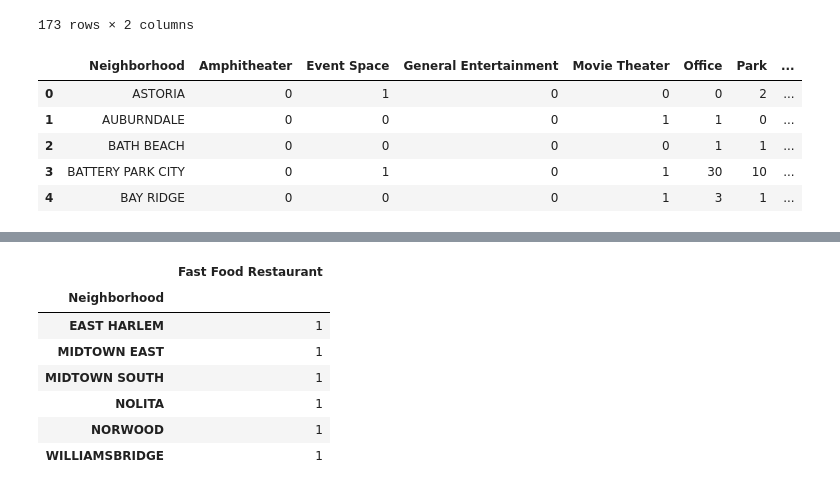
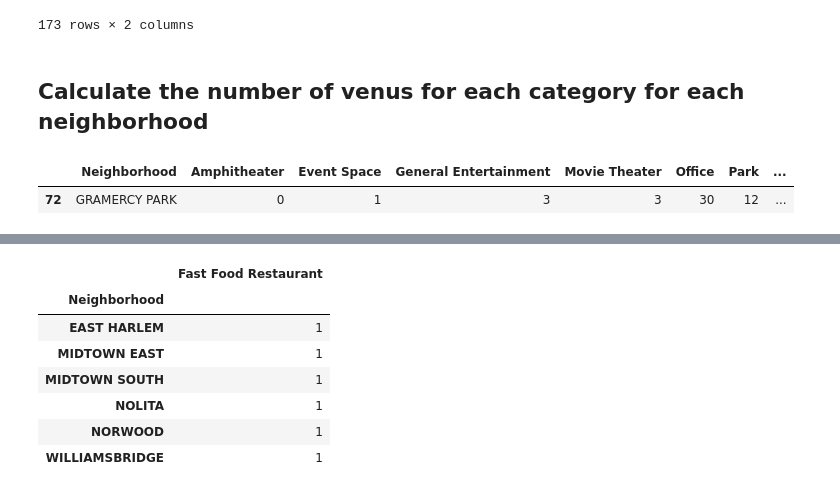
Before and after one commit to catkeeper1/Coursera_Capstone, a Jupyter notebook: capstone_final_assignment1.ipynb, the cells around one changed output, grey strips where cells are left out. Cells and saved outputs as stored; diff of their text form; code cells hidden in the pictures.

```diff
--- a/capstone_final_assignment1.ipynb
+++ b/capstone_final_assignment1.ipynb
@@ -232,18 +257,18 @@ df_groupby
 | 171 | WOODSIDE | 16 |
 | 172 | WOODSTOCK | 5 |
 173 rows × 2 columns
+# %% [markdown]
+## Calculate the number of venus for each category for each neighborhood
 # %%
 # calculate the number of venus for each category for each neighborhood
 neighborhood_venues_onehot = pd.get_dummies(neighborhood_venues[['Category']], prefix="", prefix_sep="")#one hot encoding
 neighborhood_venues_onehot['Neighborhood'] = neighborhood_venues['Neighborhood']
 fixed_columns = [neighborhood_venues_onehot.columns[-1]] + list(neighborhood_venues_onehot.columns[:-1])
 neighborhood_venues_onehot = neighborhood_venues_onehot[fixed_columns]
 neighborhood_venues_onehot = neighborhood_venues_onehot.groupby('Neighborhood').sum().reset_index()
 neighborhood_venues_onehot.head()
+
+neighborhood_venues_onehot[neighborhood_venues_onehot["Neighborhood"]=="GRAMERCY PARK"]
 # %% [output]
 |  | Neighborhood | Amphitheater | Event Space | General Entertainment | Movie Theater | Office | Park | ... |
-| 0 | ASTORIA | 0 | 1 | 0 | 0 | 0 | 2 | ... |
-| 1 | AUBURNDALE | 0 | 0 | 0 | 1 | 1 | 0 | ... |
-| 2 | BATH BEACH | 0 | 0 | 0 | 0 | 1 | 1 | ... |
-| 3 | BATTERY PARK CITY | 0 | 1 | 0 | 1 | 30 | 10 | ... |
-| 4 | BAY RIDGE | 0 | 0 | 0 | 1 | 3 | 1 | ... |
+| 72 | GRAMERCY PARK | 0 | 1 | 3 | 3 | 30 | 12 | ... |
```
Also changed, not shown: parts of 30 cells of this notebook, 1 other file.
